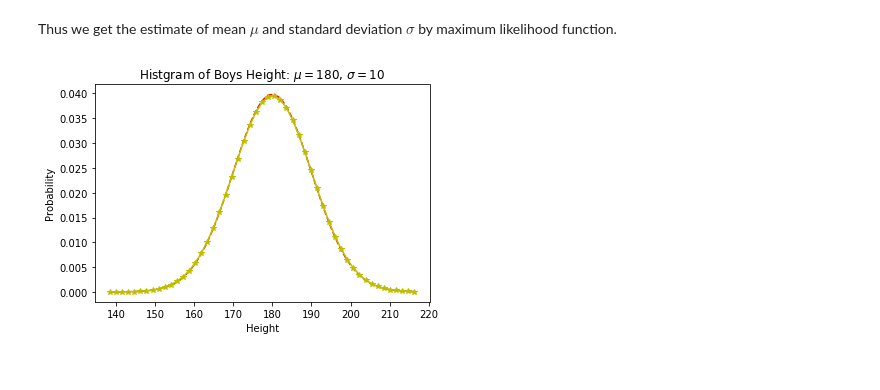
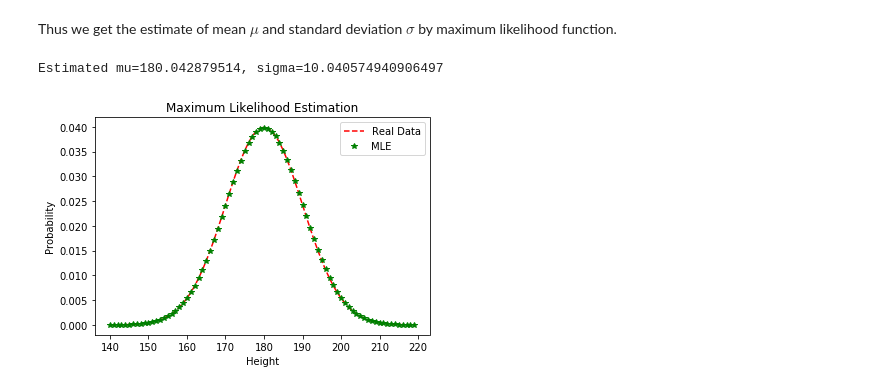
Before and after one commit to feynmanma7/deep_learning, a Jupyter notebook: Maximum Likelihood Estimation & Expectation Maximization.ipynb, the cells around one changed output. Saved outputs shown, nothing was run; the diff lists cells and outputs as text; code cells hidden in the pictures.

```diff
--- a/Maximum Likelihood Estimation & Expectation Maximization.ipynb
+++ b/Maximum Likelihood Estimation & Expectation Maximization.ipynb
@@ -74,16 +74,20 @@ Thus we get the estimate of mean $\mu$ and standard deviation $\sigma$ by maximu
 import math
 mu_mle = sum(boys) / len(boys)
 sigma_mle = math.sqrt(sum(map(lambda x : (x - mu_mle)**2, boys)) / len(boys))
+print('Estimated mu=%s, sigma=%s' % (mu_mle, sigma_mle))
+# %% [output]
+Estimated mu=180.042879514, sigma=10.040574940906497
 # %%
-#count, bins, patches = plt.hist(boys, num_bins, normed=True)
+x = np.array(range(140, 220, 1))
 
-#y = mlab.normpdf(bins, mu, sigma)
-#y_mle = mlab.normpdf(bins, mu_mle, sigma_mle)
-plt.plot(bins, y, 'r--')
-plt.plot(bins, y_mle, 'y-*')
+y_real = mlab.normpdf(x, mu, sigma)
+y_mle = mlab.normpdf(x, mu_mle, sigma_mle)
+plt.plot(x, y_real, 'r--', label='Real Data')
+plt.plot(x, y_mle, 'g*', label='MLE')
 plt.xlabel('Height')
 plt.ylabel('Probability')
-plt.title(r'Histgram of Boys Height: $\mu=180$, $\sigma=10$')
+plt.title(r'Maximum Likelihood Estimation')
+plt.legend()
 plt.show()
 # %% [output]
-[figure, old version]
+[figure, new version]
```
Also changed, not shown: parts of 2 cells of this notebook.
